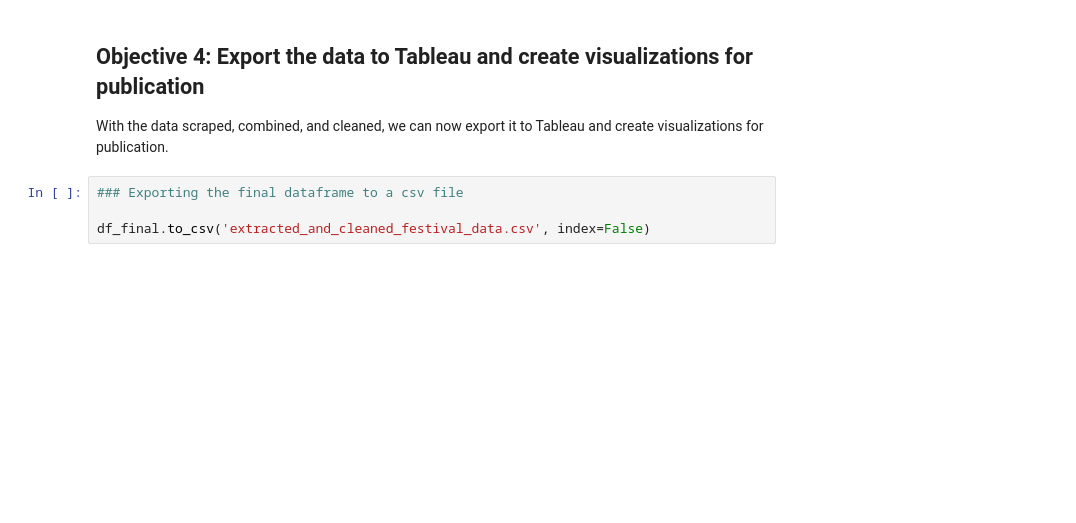
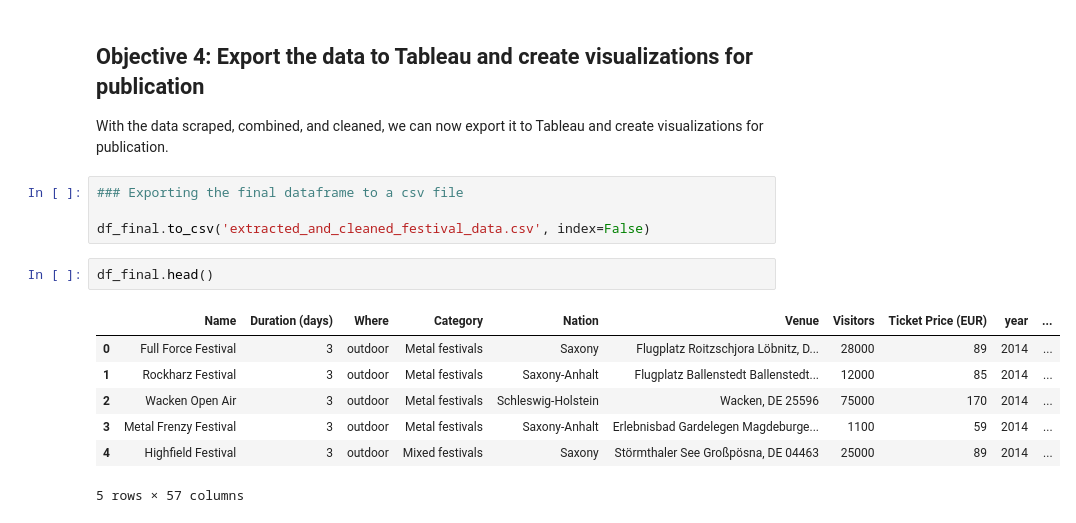
Before and after one commit to mooreaz92/music_festival_viz_practice, a Jupyter notebook: web_scraping_code.ipynb, the cells around one changed output. Drawn from its saved outputs; the diff is of its cells as text; blank space fills up the shorter version.

```diff
--- a/web_scraping_code.ipynb
+++ b/web_scraping_code.ipynb
@@ -398,3 +398,13 @@ With the data scraped, combined, and cleaned, we can now export it to Tableau an
 ### Exporting the final dataframe to a csv file
 
 df_final.to_csv('extracted_and_cleaned_festival_data.csv', index=False)
+# %%
+df_final.head()
+# %% [output]
+|  | Name | Duration (days) | Where | Category | Nation | Venue | Visitors | Ticket Price (EUR) | year | ... |
+| 0 | Full Force Festival | 3 | outdoor | Metal festivals | Saxony | Flugplatz Roitzschjora Löbnitz, D... | 28000 | 89 | 2014 | ... |
+| 1 | Rockharz Festival | 3 | outdoor | Metal festivals | Saxony-Anhalt | Flugplatz Ballenstedt Ballenstedt... | 12000 | 85 | 2014 | ... |
+| 2 | Wacken Open Air | 3 | outdoor | Metal festivals | Schleswig-Holstein | Wacken, DE 25596 | 75000 | 170 | 2014 | ... |
+| 3 | Metal Frenzy Festival | 3 | outdoor | Metal festivals | Saxony-Anhalt | Erlebnisbad Gardelegen Magdeburge... | 1100 | 59 | 2014 | ... |
+| 4 | Highfield Festival | 3 | outdoor | Mixed festivals | Saxony | Störmthaler See Großpösna, DE 04463 | 25000 | 89 | 2014 | ... |
+5 rows × 57 columns
```
